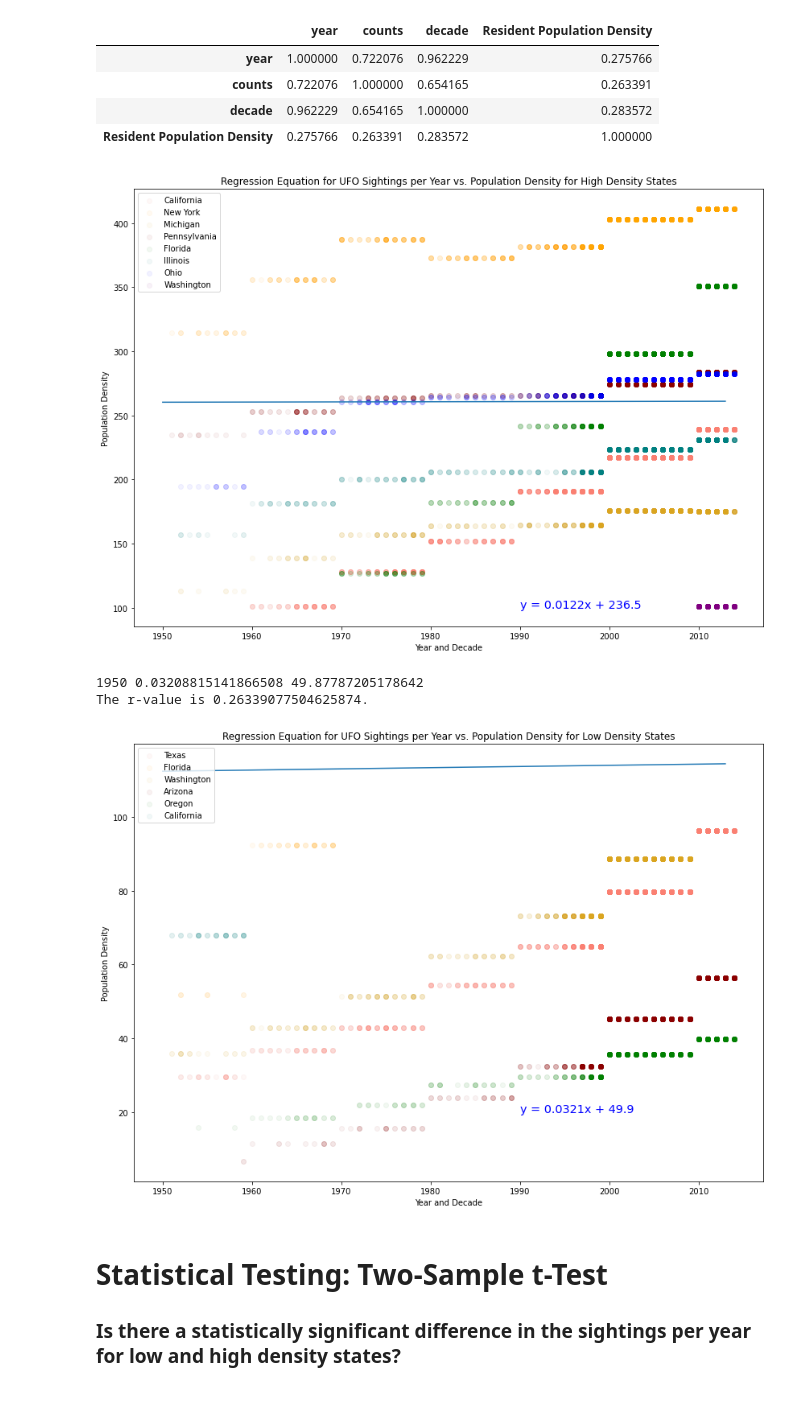
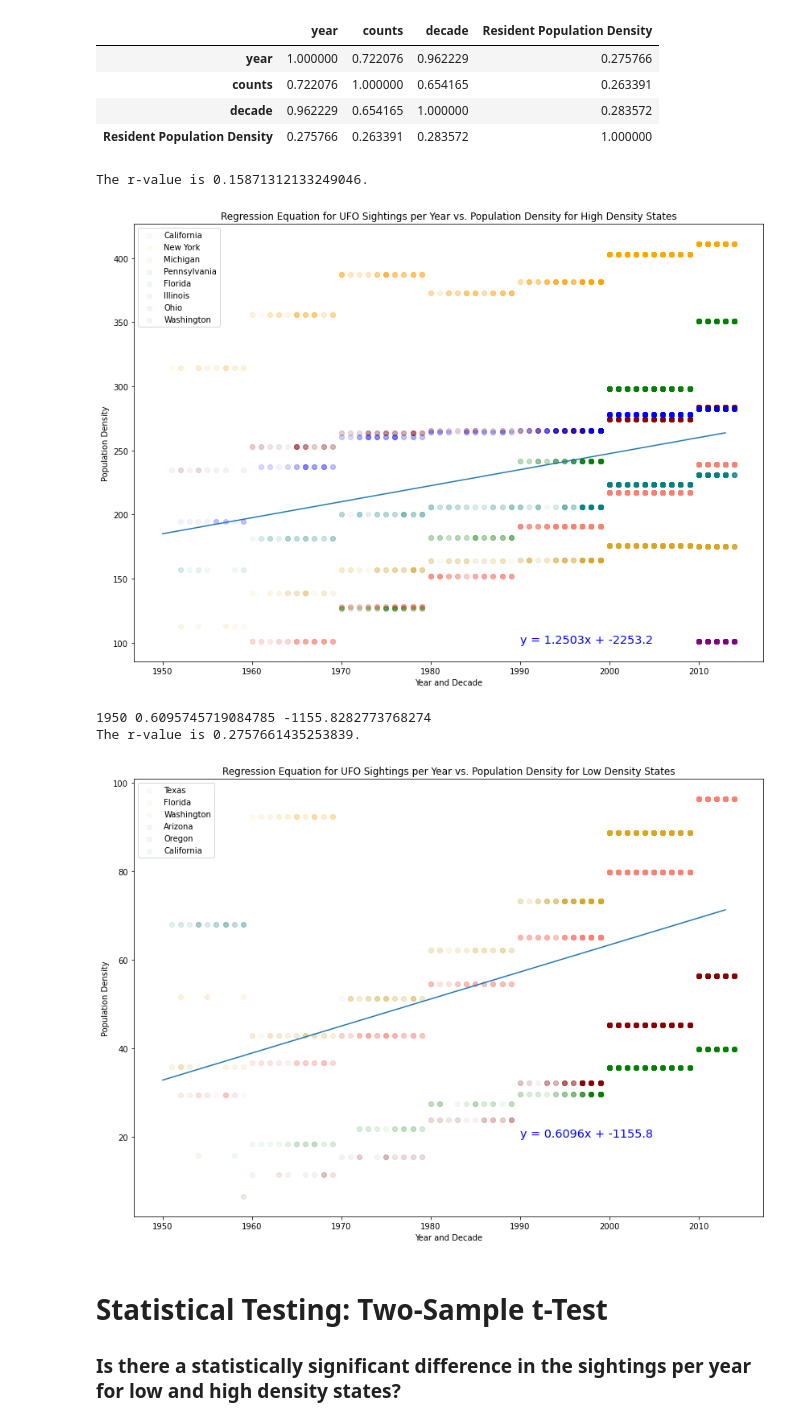
Before and after one commit to hfattor/data-analytics-project1, a Jupyter notebook: UFO_sightings_by_statepop.ipynb, the cells around one changed output. Drawn from its saved outputs; the diff is of its cells as text; code cells hidden in the pictures.

Commit message:
Stats and pics done. Writing analysis -A

```diff
--- a/UFO_sightings_by_statepop.ipynb
+++ b/UFO_sightings_by_statepop.ipynb
@@ -669,7 +669,7 @@ lowden_counts_df.corr(method="pearson")
 #But with such a low r-value, we can't say much more!
 #Graphing the regression line for each density:
 stats.pearsonr(density_counts_df["counts"],density_counts_df["Resident Population Density"])
-(h_slope,h_intercept,h_rvalue,h_pvalue,h_stderr)=stats.linregress(density_counts_df["counts"],
+(h_slope,h_intercept,h_rvalue,h_pvalue,h_stderr)=stats.linregress(density_counts_df["year"],
                                                   density_counts_df["Resident Population Density"])
 plt.figure(figsize=(14,10))
 for state in ufohigh_df["state"].unique():
@@ -685,35 +685,36 @@ plt.plot(x,y)
 plt.title("Regression Equation for UFO Sightings per Year vs. Population Density for High Density States")
 plt.xlabel("Year and Decade")
 plt.ylabel("Population Density")
-print("The r-value is " + str(h_rvalue).)
+print("The r-value is " + str(h_rvalue)+".")
 plt.savefig("Output/highdensity_regression.png")
 # %% [output]
+The r-value is 0.15871312133249046.
-[figure, old version]
+[figure, new version]
 # %%
 stats.pearsonr(lowden_counts_df["counts"],lowden_counts_df["Resident Population Density"])
-(l_slope,l_intercept,l_rvalue,l_pvalue,l_stderr)=stats.linregress(lowden_counts_df["counts"],
+(l_slope,l_intercept,l_rvalue,l_pvalue,l_stderr)=stats.linregress(lowden_counts_df["year"],
                                                   lowden_counts_df["Resident Population Density"])
 plt.figure(figsize=(14,10))
 for state in ufolow_df["state"].unique():
     state_df = ufolow_df.loc[ufolow_df["state"]==state]
     plt.scatter(state_df["year"],state_df["Resident Population Density"],
                 color = colors[np.where(ufolow_df["state"].unique() == state)[0][0]],
                 marker = 'o', alpha=0.05)
     plt.legend(ufolow_df["state"].unique(), loc="upper left")
 x_l = range(1950,2014)
 y_l = x_l*l_slope + l_intercept
 plt.text(1990,20, "y = " + str(round(l_slope,4)) +"x + " + str(round(l_intercept, 1)), fontsize = "x-large", color = "b")
 plt.plot(x_l,y_l)
 plt.title("Regression Equation for UFO Sightings per Year vs. Population Density for Low Density States")
 plt.xlabel("Year and Decade")
 plt.ylabel("Population Density")
 print(x_l[0],l_slope,l_intercept)
 print("The r-value is " + str(l_rvalue)+".")
 plt.savefig("Output/lowdensity_regression.png")
 # %% [output]
-1950 0.03208815141866508 49.87787205178642
-The r-value is 0.26339077504625874.
+1950 0.6095745719084785 -1155.8282773768274
+The r-value is 0.2757661435253839.
-[figure, old version]
+[figure, new version]
 # %% [markdown]
 # Statistical Testing: Two-Sample t-Test
 ### Is there a statistically significant difference in the sightings per year for low and high density states?
```
Also changed, not shown: parts of 3 cells of this notebook, 4 other files.
